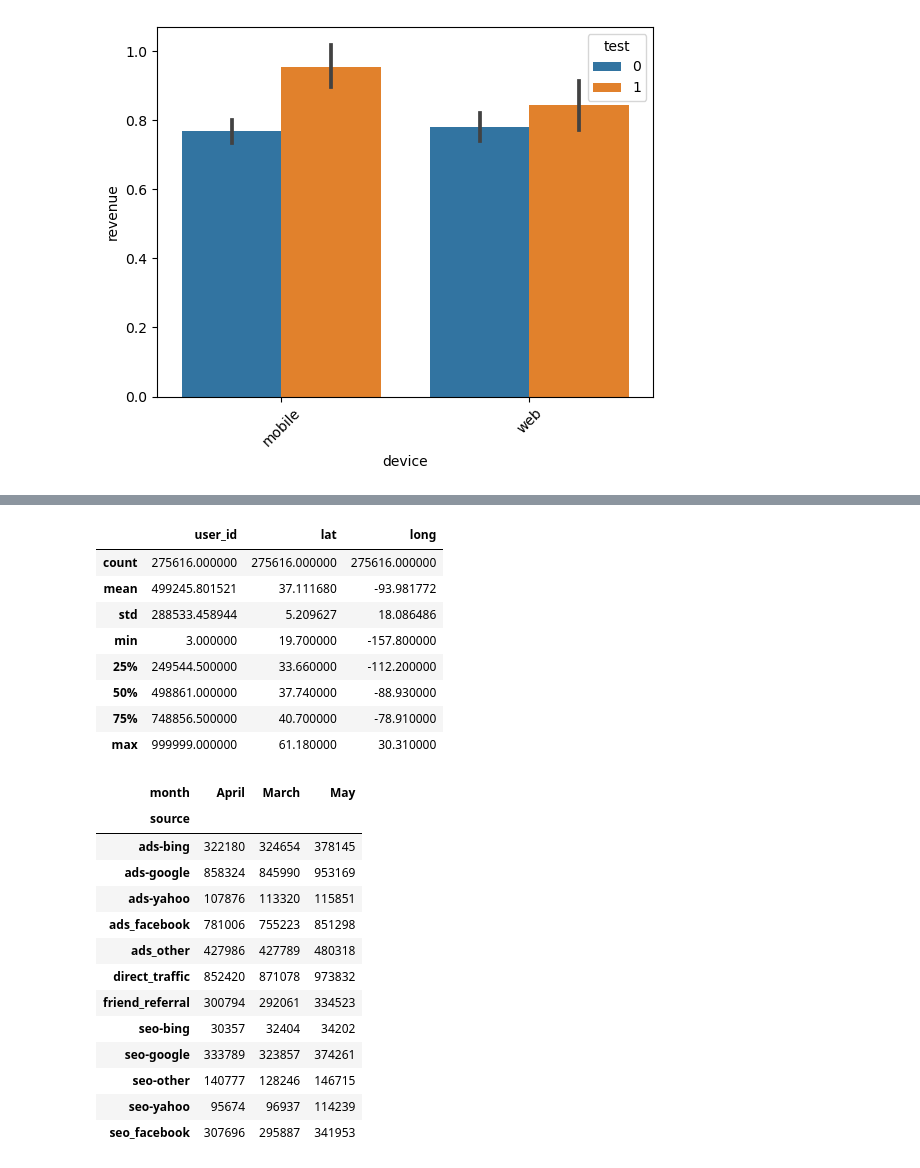
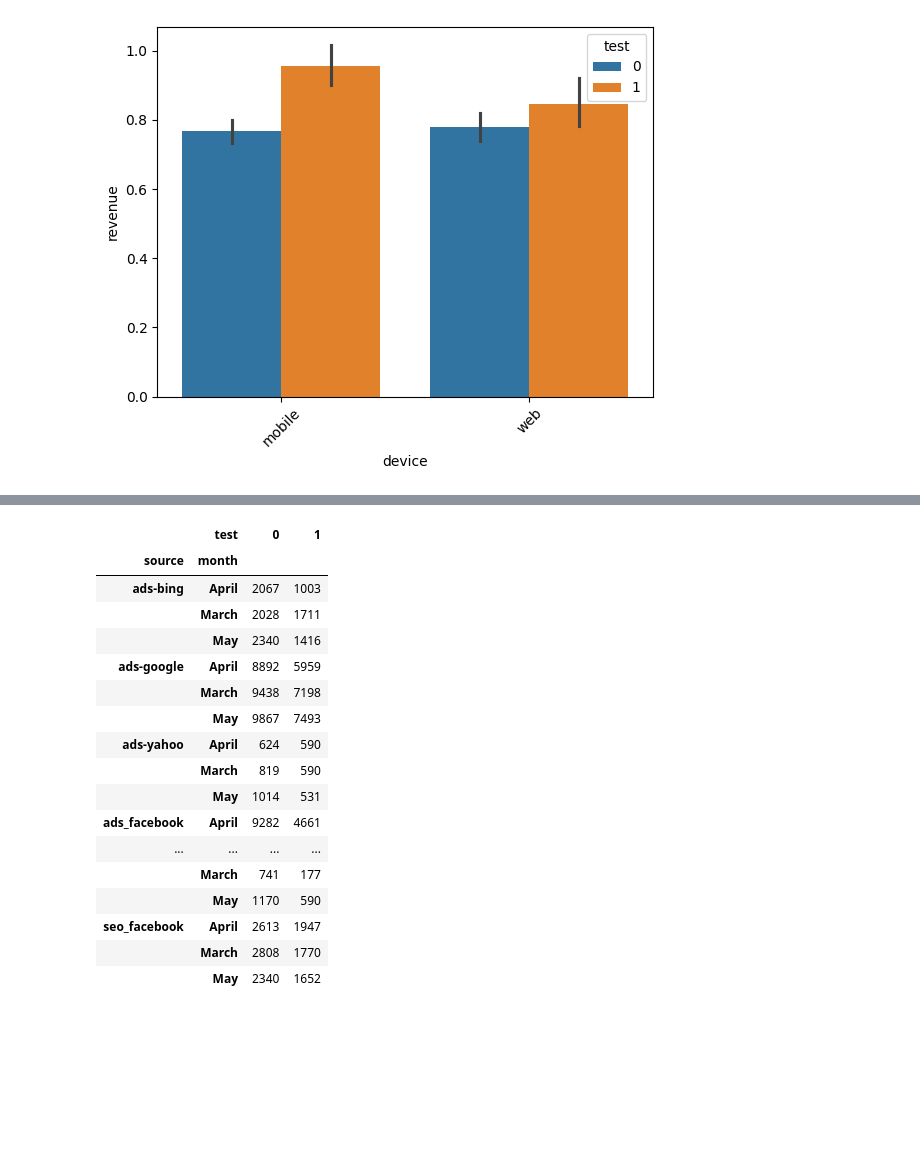
Before and after one commit to breannaparker1991/pricing_analysis, a Jupyter notebook: pricing.ipynb, the cells around one changed output, grey strips where cells are left out. Saved outputs shown, nothing was run; the diff lists cells and outputs as text; code cells hidden in the pictures; blank space fills up the shorter version.

```diff
--- a/pricing.ipynb
+++ b/pricing.ipynb
@@ -325,8 +334,8 @@ The required sample size per group is ~ 5548
 # %%
 #create a column that's week of the year
-df_test['week_year'] = pd.to_datetime(df_test.timestamp.str.split(' ').str[0]).dt.strftime('%W')
+data['week_year'] = data['timestamp'].dt.isocalendar().week
 #take avg count of users per week. We remove first and last week, just in case they don't include all 7 days
-users_week = df_test['week_year'].value_counts().sort_index()
+users_week = data['week_year'].value_counts().sort_index()
 users_week = users_week.drop(users_week.index[[0,(users_week.shape[0]-1)]]).mean()
 
 print("Avg number of users per week is:", round(users_week))
@@ -339,3 +353,3 @@ NameError: name 'users_week' is not defined
 # %%
 #creating a month column
-df_test['month'] = df_test['timestamp'].dt.month_name()
+data['month'] = data['timestamp'].dt.month_name()
@@ -342,3 +362,3 @@ df_test['month'] = df_test['timestamp'].dt.month_name()
 # %%
 #creating a year column
-df_test['year'] = df_test['timestamp'].dt.year
+data['year'] = data['timestamp'].dt.year
@@ -345,5 +371,5 @@ df_test['year'] = df_test['timestamp'].dt.year
 # %%
 #creating a day column and checking the name dataframe
-df_test['day'] = df_test['timestamp'].dt.day_name()
-df_test.head()
+data['day'] = data['timestamp'].dt.day_name()
+data.head()
 # %% [output]
@@ -381,32 +387,23 @@ df_test.describe()
-# %%
-#mean and std of data
-df_user.describe()
-# %% [output]
-|  | user_id | lat | long |
-| count | 275616.000000 | 275616.000000 | 275616.000000 |
-| mean | 499245.801521 | 37.111680 | -93.981772 |
-| std | 288533.458944 | 5.209627 | 18.086486 |
-| min | 3.000000 | 19.700000 | -157.800000 |
-| 25% | 249544.500000 | 33.660000 | -112.200000 |
-| 50% | 498861.000000 | 37.740000 | -88.930000 |
-| 75% | 748856.500000 | 40.700000 | -78.910000 |
-| max | 999999.000000 | 61.180000 | 30.310000 |
 # %%
 #Group by source and month
-testing = df_test.groupby(['source', 'month'])['price'].sum().unstack(level=-1).fillna(0)
+testing = data.groupby(['source', 'month', 'test'])['revenue'].sum().unstack(level=-1).fillna(0)
 testing
 # %% [output]
-| month | April | March | May |
-| source |  |  |  |
-| ads-bing | 322180 | 324654 | 378145 |
-| ads-google | 858324 | 845990 | 953169 |
-| ads-yahoo | 107876 | 113320 | 115851 |
-| ads_facebook | 781006 | 755223 | 851298 |
-| ads_other | 427986 | 427789 | 480318 |
-| direct_traffic | 852420 | 871078 | 973832 |
-| friend_referral | 300794 | 292061 | 334523 |
-| seo-bing | 30357 | 32404 | 34202 |
-| seo-google | 333789 | 323857 | 374261 |
-| seo-other | 140777 | 128246 | 146715 |
-| seo-yahoo | 95674 | 96937 | 114239 |
-| seo_facebook | 307696 | 295887 | 341953 |
+|  | test | 0 | 1 |
+| source | month |  |  |
+| ads-bing | April | 2067 | 1003 |
+|  | March | 2028 | 1711 |
+|  | May | 2340 | 1416 |
+| ads-google | April | 8892 | 5959 |
+|  | March | 9438 | 7198 |
+|  | May | 9867 | 7493 |
+| ads-yahoo | April | 624 | 590 |
+|  | March | 819 | 590 |
+|  | May | 1014 | 531 |
+| ads_facebook | April | 9282 | 4661 |
+| ... | ... | ... | ... |
+|  | March | 741 | 177 |
+|  | May | 1170 | 590 |
+| seo_facebook | April | 2613 | 1947 |
+|  | March | 2808 | 1770 |
+|  | May | 2340 | 1652 |
```
Also changed, not shown: parts of 46 cells of this notebook, 1 other file.
